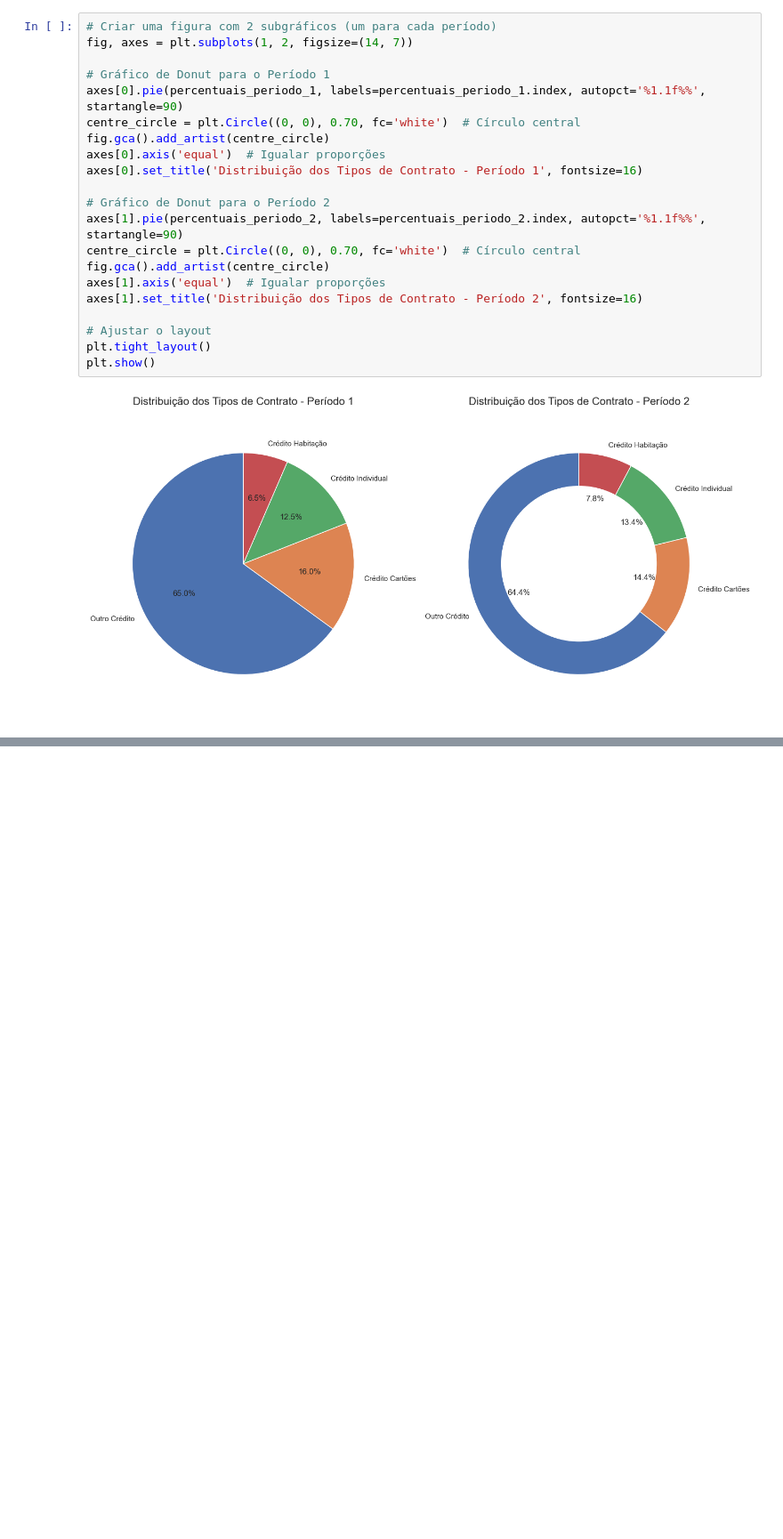
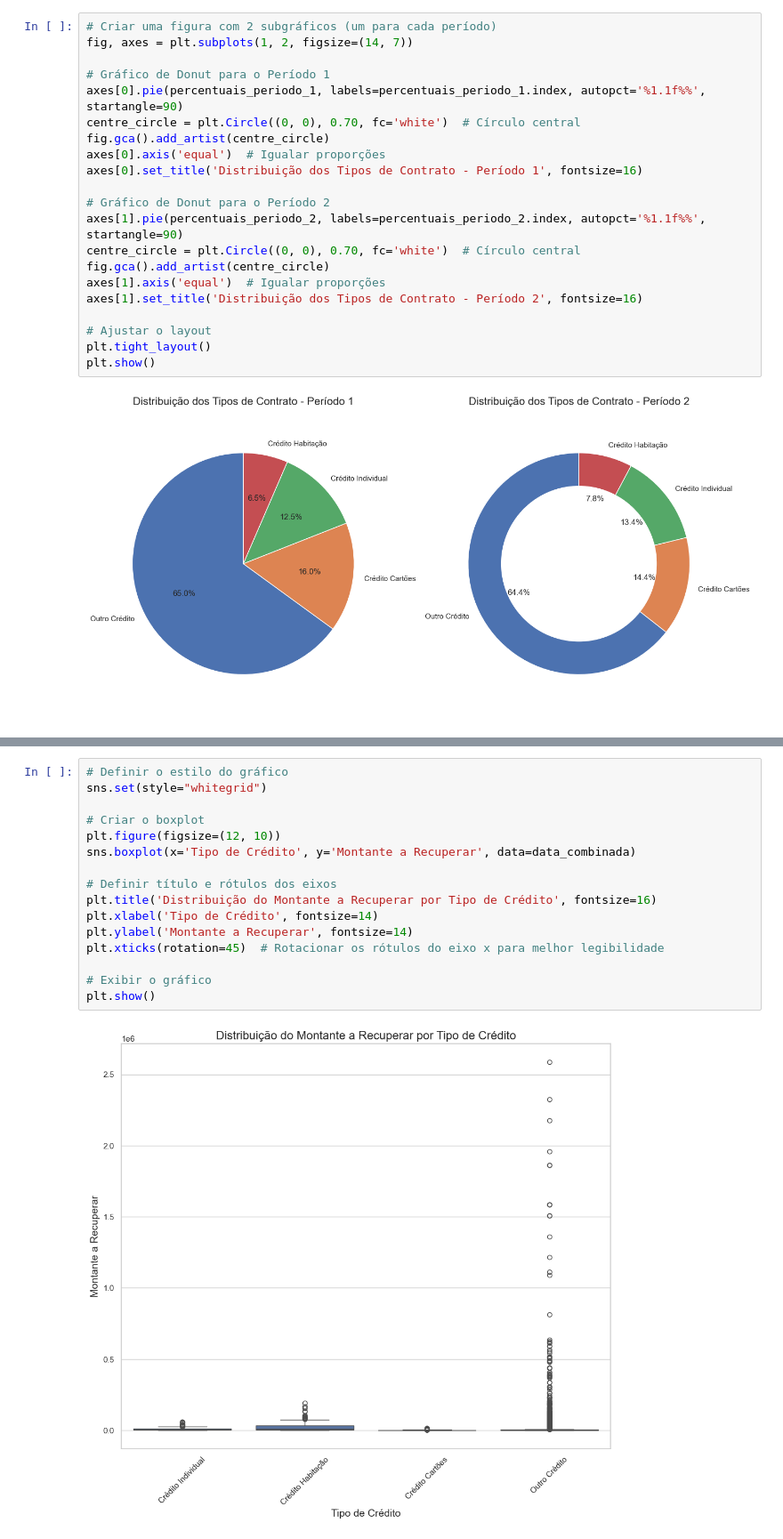
Before and after one commit to bruna-barbosa/analise-recuperacao-credito, a Jupyter notebook: analise.ipynb, the cells around one changed output, grey strips where cells are left out. Shown: that part at 89% size. Saved outputs shown, nothing was run; the diff lists cells and outputs as text; blank space fills up the shorter version.

```diff
--- a/analise.ipynb
+++ b/analise.ipynb
@@ -263,0 +315,18 @@ plt.show()
+# %%
+# Definir o estilo do gráfico
+sns.set(style="whitegrid")
+
+# Criar o boxplot
+plt.figure(figsize=(12, 10))
+sns.boxplot(x='Tipo de Crédito', y='Montante a Recuperar', data=data_combinada)
+
+# Definir título e rótulos dos eixos
+plt.title('Distribuição do Montante a Recuperar por Tipo de Crédito', fontsize=16)
+plt.xlabel('Tipo de Crédito', fontsize=14)
+plt.ylabel('Montante a Recuperar', fontsize=14)
+plt.xticks(rotation=45)  # Rotacionar os rótulos do eixo x para melhor legibilidade
+
+# Exibir o gráfico
+plt.show()
+# %% [output]
+[figure, added]
```
Also changed, not shown: parts of 7 cells of this notebook.
